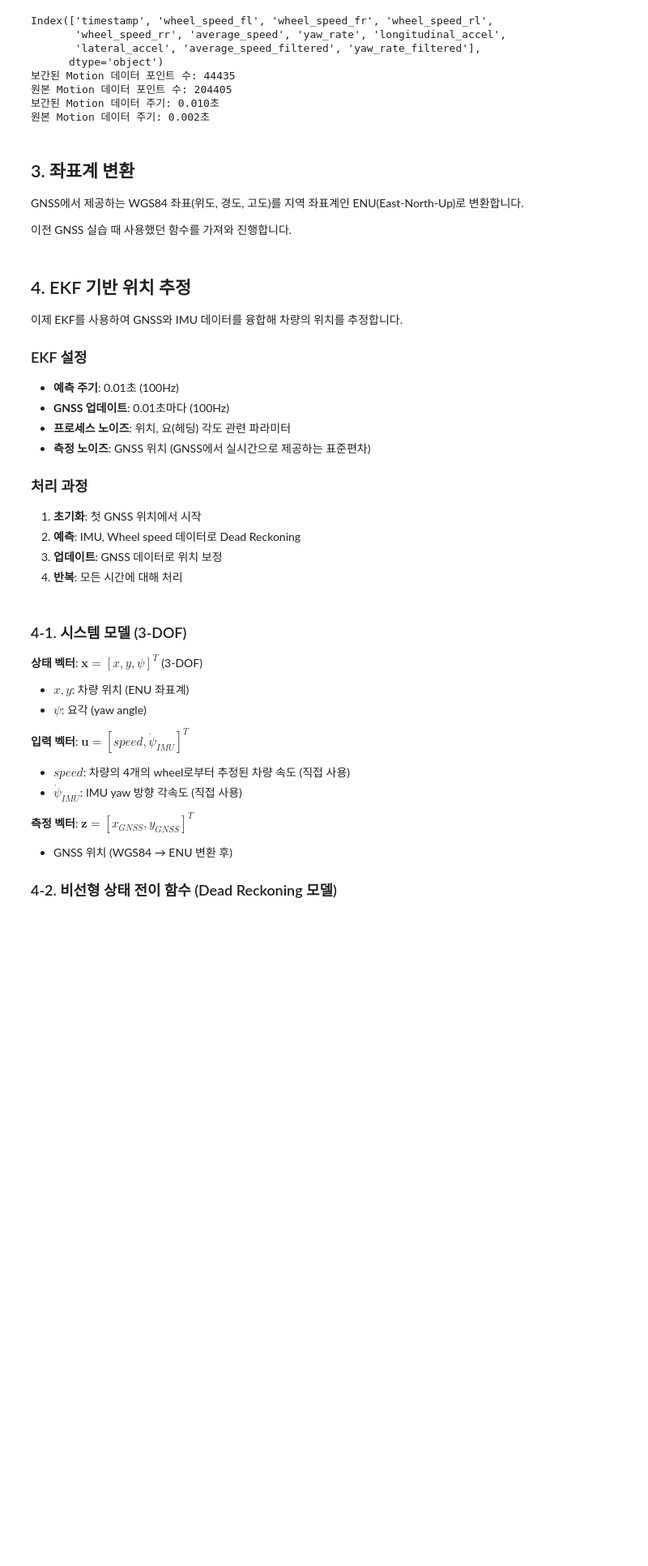
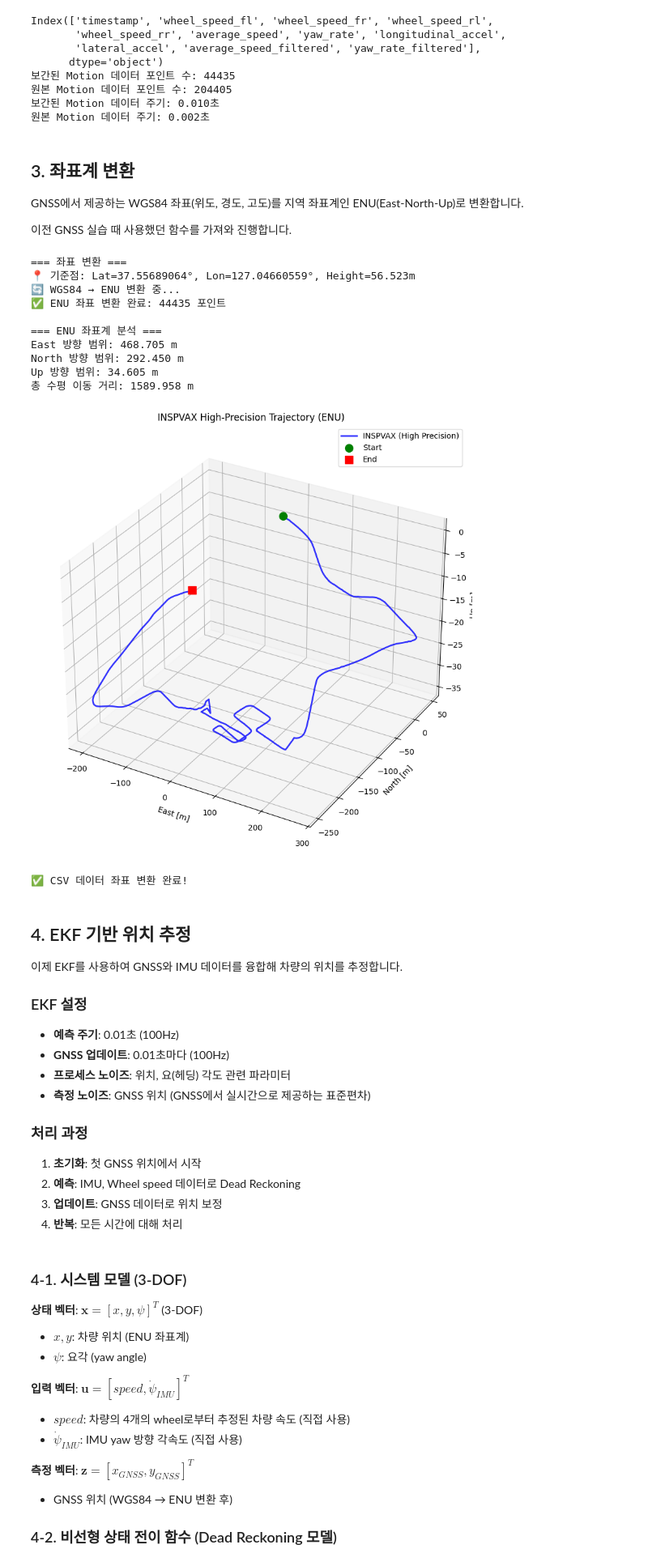
Before and after one commit to sukyun02/ADAS, a Jupyter notebook: practice/8_localization.ipynb, the cells around one changed output. Shown at 81% size. Cells and saved outputs as stored; diff of their text form; code cells hidden in the pictures; blank space fills up the shorter version.

```diff
--- a/practice/8_localization.ipynb
+++ b/practice/8_localization.ipynb
@@ -443,7 +445,7 @@ longitudes_csv = gnss_data_csv['longitude']
 altitudes_csv = gnss_data_csv['altitude']
 
 # LLH 배열 생성
-original_llh_csv = np.column_stack([xxxxxx, xxxxxx, xxxxxx]) # TODO: 좌표 변환을 위한 LLH 배열 생성
+original_llh_csv = np.column_stack([latitudes_csv, longitudes_csv, altitudes_csv]) # TODO: 좌표 변환을 위한 LLH 배열 생성
 
 # 기준점 설정 (첫 번째 점)
 reference_point_csv = original_llh_csv[0].copy()
@@ -452,7 +454,7 @@ print(f"📍 기준점: Lat={reference_point_csv[0]:.8f}°, Lon={reference_point
 
 # WGS84 → ENU 변환
 print("🔄 WGS84 → ENU 변환 중...")
-converted_enu_csv = xxxxxx # TODO: 좌표 변환 - 기존에 작성해두었던 gnss_processor.wgs84_to_enu 활용
+converted_enu_csv = gnss_processor.wgs84_to_enu(original_llh_csv, reference_point_csv) # TODO: 좌표 변환 - 기존에 작성해두었던 gnss_processor.wgs84_to_enu 활용
 print(f"✅ ENU 좌표 변환 완료: {len(converted_enu_csv)} 포인트")
 
 # ENU 좌표계 분석
@@ -471,33 +473,46 @@ for i in range(1, len(converted_enu_csv)):
     dx = converted_enu_csv[i, 0] - converted_enu_csv[i-1, 0]
     dy = converted_enu_csv[i, 1] - converted_enu_csv[i-1, 1]
     distance = np.sqrt(dx**2 + dy**2)
     total_distance_csv += distance
 
 print(f"총 수평 이동 거리: {total_distance_csv:.3f} m")
 
 # 3D 궤적 시각화
 fig = plt.figure(figsize=(12, 10))
 ax = fig.add_subplot(111, projection='3d')
 
 # INSPVAX 데이터 (고정밀)
 ax.plot3D(converted_enu_csv[:, 0], converted_enu_csv[:, 1], converted_enu_csv[:, 2],
             c='blue', linewidth=2, label='INSPVAX (High Precision)', alpha=0.8)
 
 # 시작점과 끝점 표시
 ax.scatter(converted_enu_csv[0, 0], converted_enu_csv[0, 1], converted_enu_csv[0, 2],
             c='green', s=100, marker='o', label='Start')
 ax.scatter(converted_enu_csv[-1, 0], converted_enu_csv[-1, 1], converted_enu_csv[-1, 2],
             c='red', s=100, marker='s', label='End')
 
 ax.set_xlabel('East [m]')
 ax.set_ylabel('North [m]')
 ax.set_zlabel('Up [m]')
 ax.legend()
 ax.grid(True, alpha=0.3)
 ax.set_title('INSPVAX High-Precision Trajectory (ENU)')
 plt.show()
 
 print(f"✅ CSV 데이터 좌표 변환 완료!")
+# %% [output]
+=== 좌표 변환 ===
+📍 기준점: Lat=37.55689064°, Lon=127.04660559°, Height=56.523m
+🔄 WGS84 → ENU 변환 중...
+✅ ENU 좌표 변환 완료: 44435 포인트
+
+=== ENU 좌표계 분석 ===
+East 방향 범위: 468.705 m
+North 방향 범위: 292.450 m
+Up 방향 범위: 34.605 m
+총 수평 이동 거리: 1589.958 m
+[figure, added]
+✅ CSV 데이터 좌표 변환 완료!
 # %% [markdown]
 ## 4. EKF 기반 위치 추정
 
```
Also changed, not shown: parts of 9 cells of this notebook, 7 other files.
